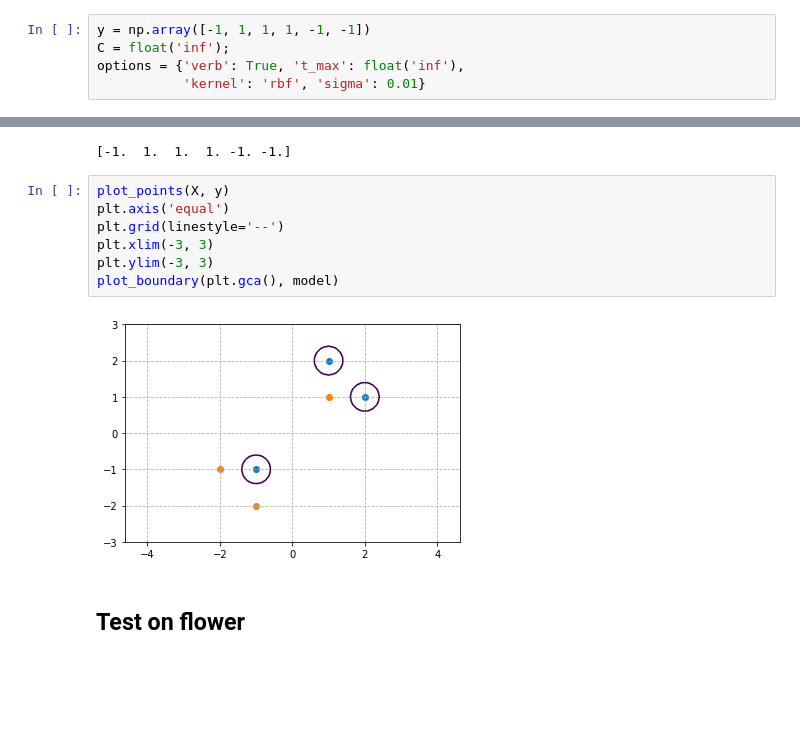
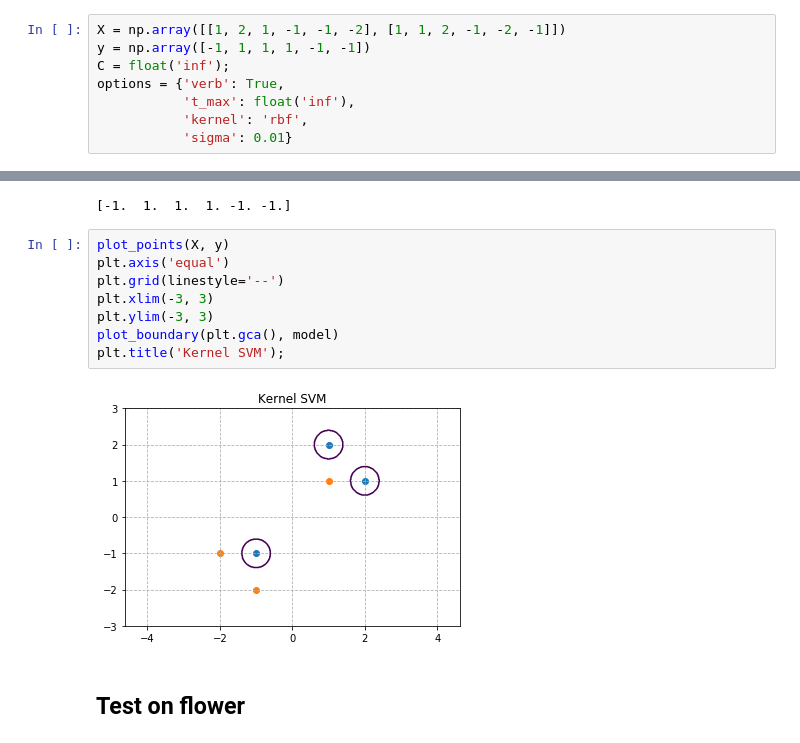
Before and after one commit to matouspelikan/rpzCTU, a Jupyter notebook: assignment_svm2_template/svm2.ipynb, the cells around one changed output, grey strips where cells are left out. Cells and saved outputs as stored; diff of their text form; blank space fills up the shorter version.

Commit message:
SVM2, Added kernel figures, overall update.

```diff
--- a/assignment_svm2_template/svm2.ipynb
+++ b/assignment_svm2_template/svm2.ipynb
@@ -59,10 +68,13 @@ plt.imshow(K, cmap='viridis');
 # %% [markdown]
 ### my_kernel_svm function
 # %%
+X = np.array([[1, 2, 1, -1, -1, -2], [1, 1, 2, -1, -2, -1]])
 y = np.array([-1, 1, 1, 1, -1, -1])
 C = float('inf');
-options = {'verb': True, 't_max': float('inf'),
-           'kernel': 'rbf', 'sigma': 0.01}
+options = {'verb': True,
+           't_max': float('inf'),
+           'kernel': 'rbf',
+           'sigma': 0.01}
 # %%
 model = my_kernel_svm(X, y, C, options)
 print(model)
@@ -80,12 +92,13 @@ print(classif)
 # %%
 plot_points(X, y)
 plt.axis('equal')
 plt.grid(linestyle='--')
 plt.xlim(-3, 3)
 plt.ylim(-3, 3)
 plot_boundary(plt.gca(), model)
+plt.title('Kernel SVM');
 # %% [output]
-[figure, old version]
+[figure, new version]
 # %% [markdown]
 ## Test on flower
 # %%
```
Also changed, not shown: parts of 13 cells of this notebook.
